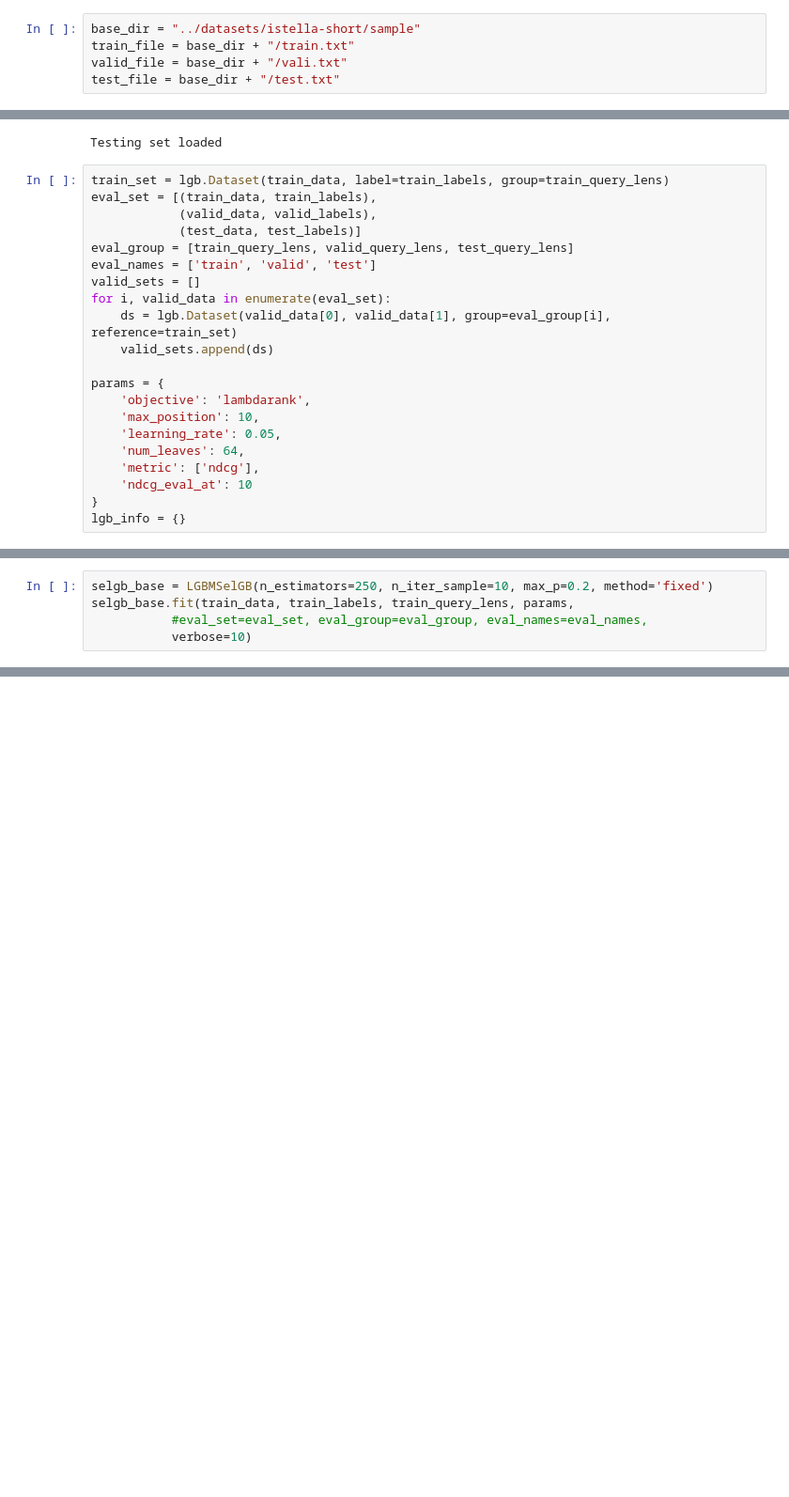
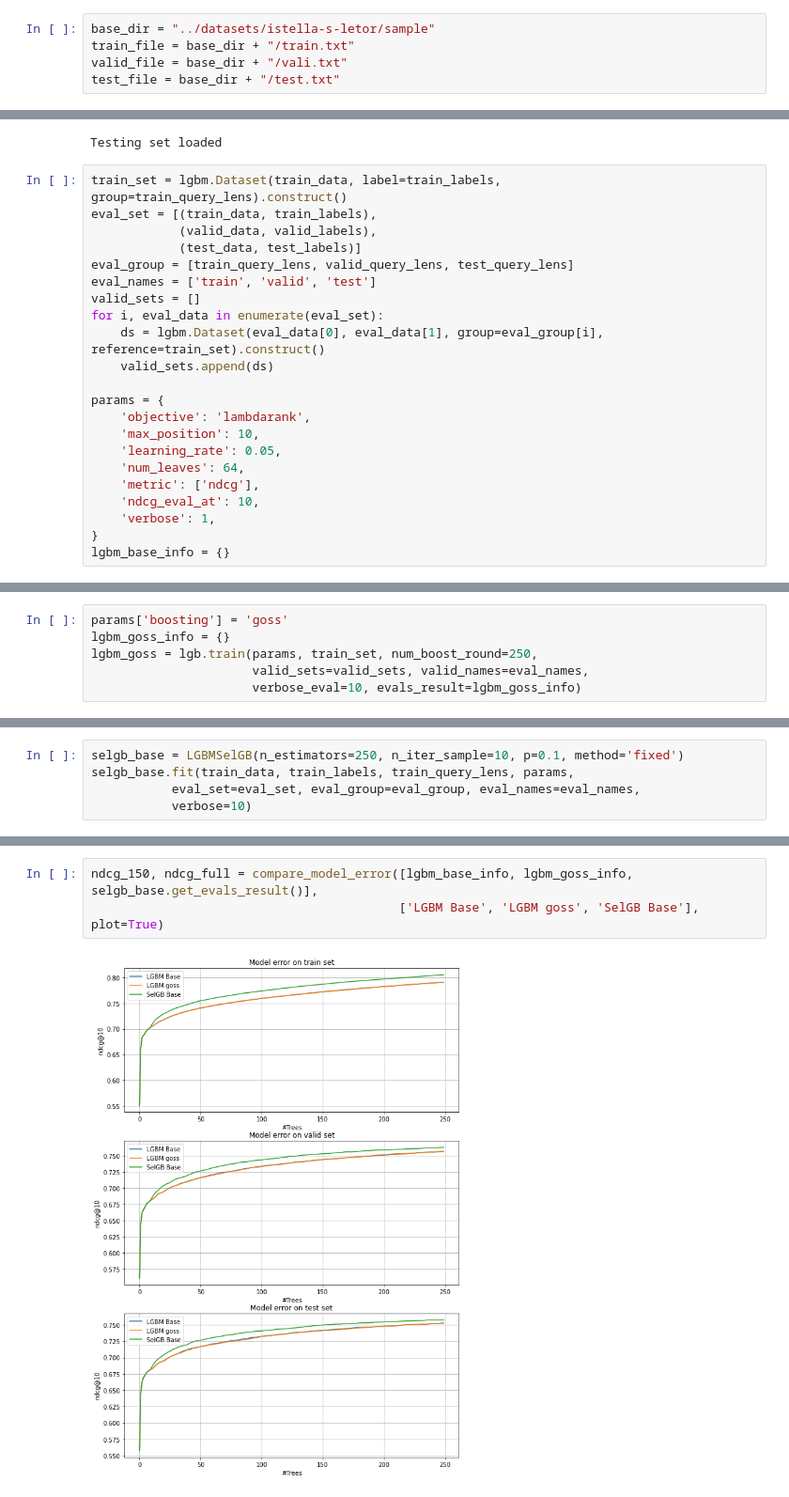
Before and after one commit to diegochine/LightGBM-SelGB, a Jupyter notebook: SelGB evaluation.ipynb, the cells around one changed output, grey strips where cells are left out. Shown at 94% size. Drawn from its saved outputs; the diff is of its cells as text; blank space fills up the shorter version.

```diff
--- a/SelGB evaluation.ipynb
+++ b/SelGB evaluation.ipynb
@@ -9,7 +14,7 @@ import lightgbm as lgb
 from LGBMSelGB import LGBMSelGB
 from utils import compare_model_error, load_data
 # %%
-base_dir = "../datasets/istella-short/sample"
+base_dir = "../datasets/istella-s-letor/sample"
 train_file = base_dir + "/train.txt"
 valid_file = base_dir + "/vali.txt"
 test_file = base_dir + "/test.txt"
@@ -29,15 +34,15 @@ print('Testing set loaded')
 # %% [output]
 Testing set loaded
 # %%
-train_set = lgb.Dataset(train_data, label=train_labels, group=train_query_lens)
+train_set = lgbm.Dataset(train_data, label=train_labels, group=train_query_lens).construct()
 eval_set = [(train_data, train_labels),
             (valid_data, valid_labels),
             (test_data, test_labels)]
 eval_group = [train_query_lens, valid_query_lens, test_query_lens]
 eval_names = ['train', 'valid', 'test']
 valid_sets = []
-for i, valid_data in enumerate(eval_set):
-    ds = lgb.Dataset(valid_data[0], valid_data[1], group=eval_group[i], reference=train_set)
+for i, eval_data in enumerate(eval_set):
+    ds = lgbm.Dataset(eval_data[0], eval_data[1], group=eval_group[i], reference=train_set).construct()
     valid_sets.append(ds)
 
 params = {
@@ -46,7 +51,8 @@ params = {
     'learning_rate': 0.05,
     'num_leaves': 64,
     'metric': ['ndcg'],
-    'ndcg_eval_at': 10
+    'ndcg_eval_at': 10,
+    'verbose': 1,
 }
-lgb_info = {}
+lgbm_base_info = {}
 # %%
@@ -55,0 +80,6 @@ base_model = lgb.train(params, train_set, num_boost_round=250,
+# %%
+params['boosting'] = 'goss'
+lgbm_goss_info = {}
+lgbm_goss = lgb.train(params, train_set, num_boost_round=250,
+                      valid_sets=valid_sets, valid_names=eval_names,
+                      verbose_eval=10, evals_result=lgbm_goss_info)
@@ -56,6 +104,6 @@ base_model = lgb.train(params, train_set, num_boost_round=250,
 # %%
-selgb_base = LGBMSelGB(n_estimators=250, n_iter_sample=10, max_p=0.2, method='fixed')
+selgb_base = LGBMSelGB(n_estimators=250, n_iter_sample=10, p=0.1, method='fixed')
 selgb_base.fit(train_data, train_labels, train_query_lens, params,
-           #eval_set=eval_set, eval_group=eval_group, eval_names=eval_names,
+           eval_set=eval_set, eval_group=eval_group, eval_names=eval_names,
            verbose=10)
 # %% [output]
@@ -62,0 +128,5 @@ TypeError: 'NoneType' object is not iterable
+# %%
+ndcg_150, ndcg_full = compare_model_error([lgbm_base_info, lgbm_goss_info, selgb_base.get_evals_result()],
+                                          ['LGBM Base', 'LGBM goss', 'SelGB Base'], plot=True)
+# %% [output]
+[figure, added]
```
Also changed, not shown: parts of 8 cells of this notebook, 4 other files.
